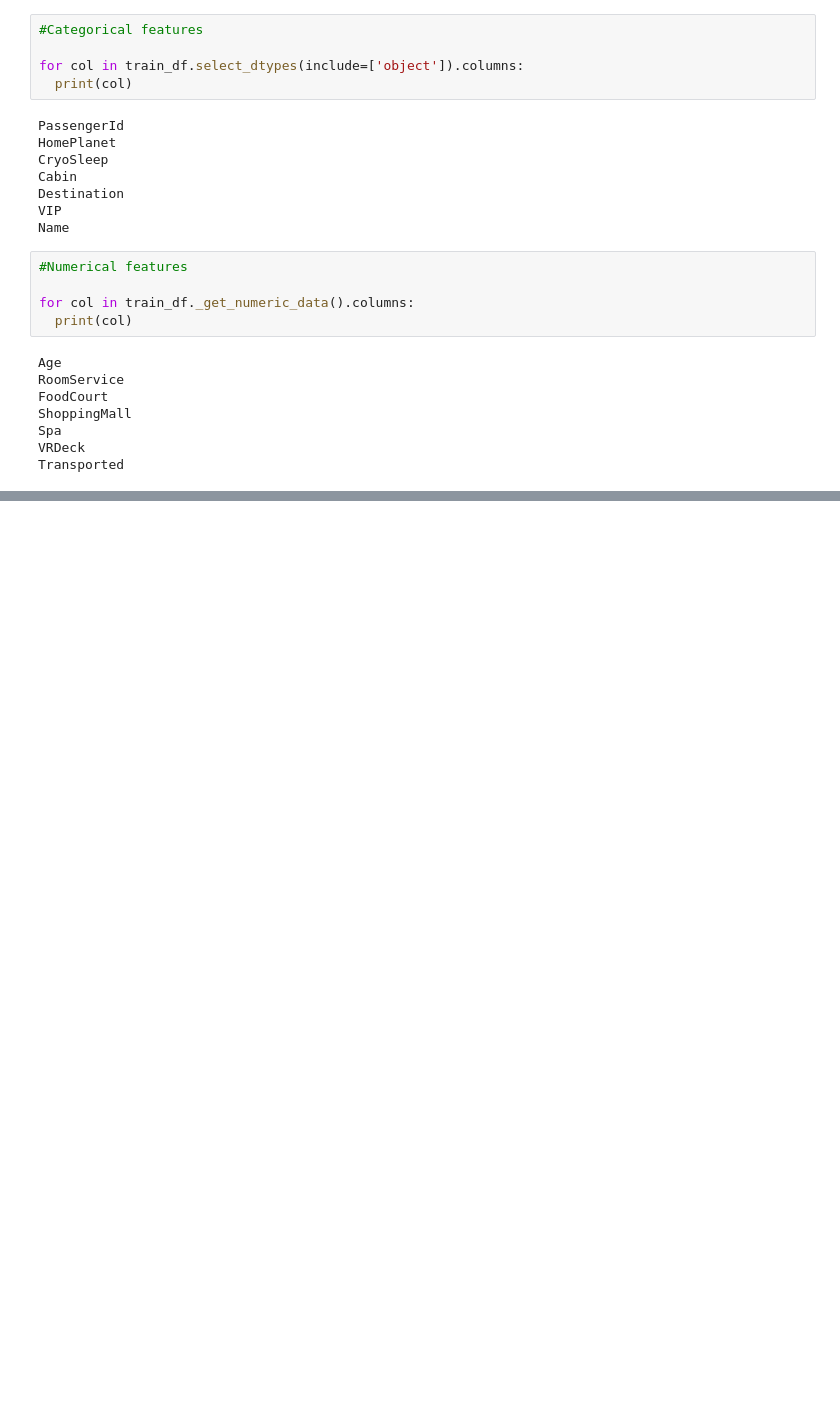
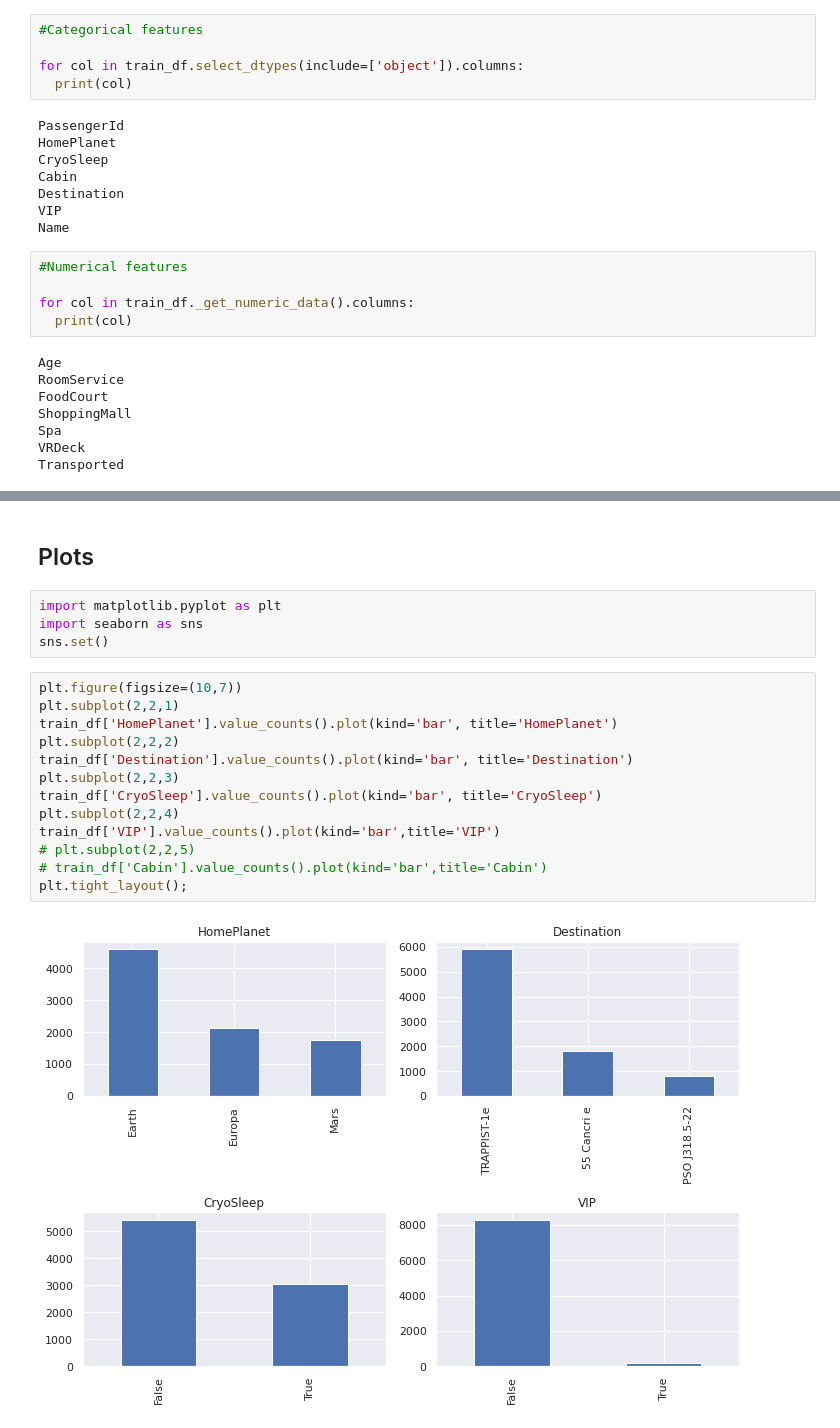
Before and after one commit to praseedm/Spaceship_titanic, a Jupyter notebook: EDA.ipynb, the cells around one changed output, grey strips where cells are left out. Saved outputs shown, nothing was run; the diff lists cells and outputs as text; blank space fills up the shorter version.

```diff
--- a/EDA.ipynb
+++ b/EDA.ipynb
@@ -103,0 +119,21 @@ Transported
+# %% [markdown]
+## Plots
+# %%
+import matplotlib.pyplot as plt
+import seaborn as sns
+sns.set()
+# %%
+plt.figure(figsize=(10,7))
+plt.subplot(2,2,1)
+train_df['HomePlanet'].value_counts().plot(kind='bar', title='HomePlanet')
+plt.subplot(2,2,2)
+train_df['Destination'].value_counts().plot(kind='bar', title='Destination')
+plt.subplot(2,2,3)
+train_df['CryoSleep'].value_counts().plot(kind='bar', title='CryoSleep')
+plt.subplot(2,2,4)
+train_df['VIP'].value_counts().plot(kind='bar',title='VIP')
+# plt.subplot(2,2,5)
+# train_df['Cabin'].value_counts().plot(kind='bar',title='Cabin')
+plt.tight_layout();
+# %% [output]
+[figure, added]
```
Also changed, not shown: parts of 6 cells of this notebook.
